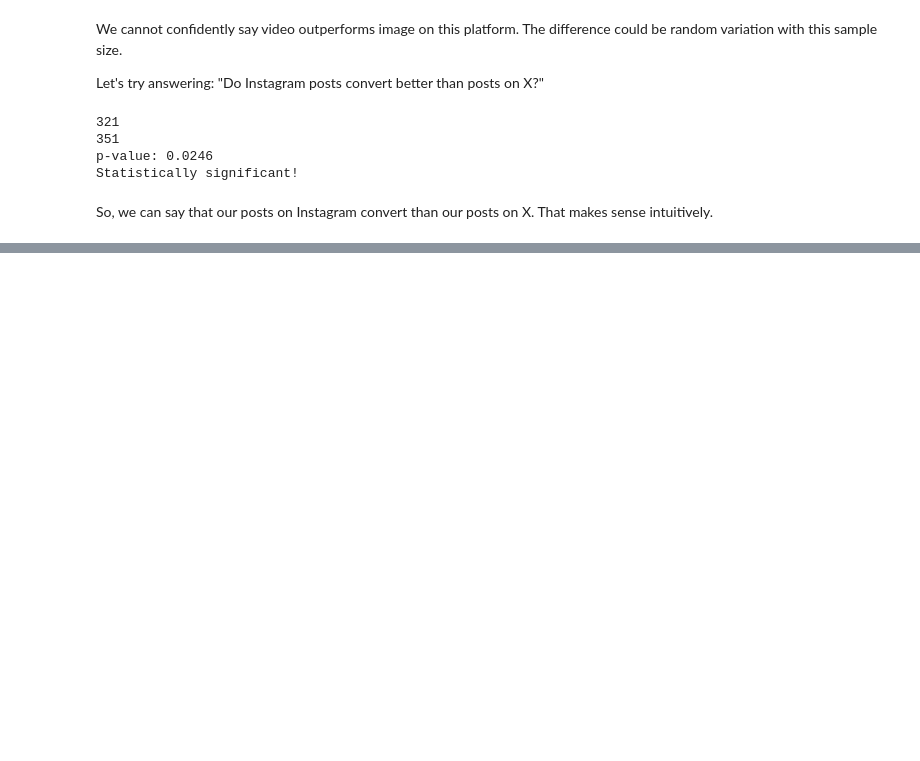
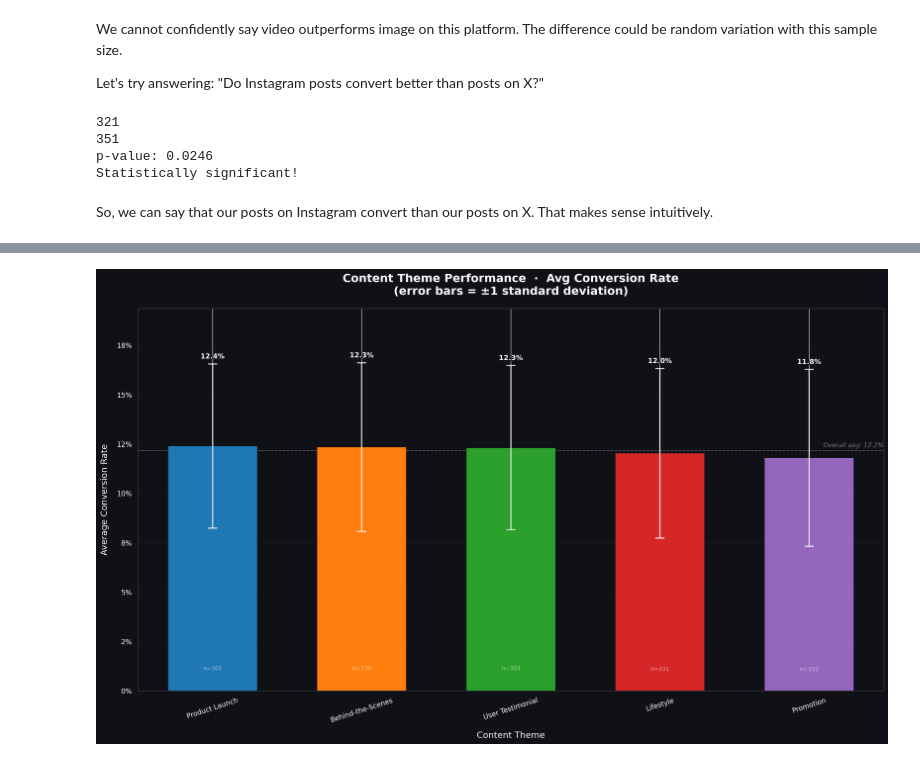
Before and after one commit to super-unknowledge/campaign-analysis-1, a Jupyter notebook: analysis.ipynb, the cells around one changed output, grey strips where cells are left out. Saved outputs shown, nothing was run; the diff lists cells and outputs as text; code cells hidden in the pictures; blank space fills up the shorter version.

Commit message:
add charts

```diff
--- a/analysis.ipynb
+++ b/analysis.ipynb
@@ -216,0 +366,100 @@ So, we can say that our posts on Instagram convert than our posts on X. That mak
+# %%
+# ── Aggregate ──────────────────────────────────────────────────────────────
+agg = (
+    clean.groupby("content_theme")["conversion_rate"]
+    .agg(avg_cr="mean", std_cr="std", n="count")
+    .reset_index()
+    .sort_values("avg_cr", ascending=False)
+    .reset_index(drop=True)
+)
+
+# ── Palette (tab10 — same as Chart 1) ─────────────────────────────────────
+palette = sns.color_palette("tab10", n_colors=len(agg))
+
+# ── Figure ─────────────────────────────────────────────────────────────────
+fig, ax = plt.subplots(figsize=(18, 11))
+fig.patch.set_facecolor("#0f1117")
+ax.set_facecolor("#0f1117")
+
+# ── Bars ───────────────────────────────────────────────────────────────────
+bars = ax.bar(
+    agg["content_theme"],
+    agg["avg_cr"],
+    color=palette,
+    width=0.6,
+    zorder=2,
+    edgecolor="#0f1117",
+    linewidth=0.8,
+)
+
+# ── Error bars (std dev) ───────────────────────────────────────────────────
+ax.errorbar(
+    x=agg["content_theme"],
+    y=agg["avg_cr"],
+    yerr=agg["std_cr"],
+    fmt="none",
+    color="white",
+    capsize=7,
+    capthick=2.0,
+    elinewidth=2.0,
+    alpha=0.75,
+    zorder=3,
+)
+
+# ── Value labels above each bar ────────────────────────────────────────────
+for i, row in agg.iterrows():
+    top = row["avg_cr"] + row["std_cr"]          # label clears the error bar cap
+    ax.text(
+        i, top + 0.002,
+        f"{row['avg_cr']*100:.1f}%",
+        ha="center", va="bottom",
+        fontsize=11, fontweight="bold", color="white",
+        path_effects=[pe.withStroke(linewidth=2.5, foreground="#0f1117")],
+        zorder=4,
+    )
+
+# ── Sample size annotation inside/below bar ────────────────────────────────
+for i, row in agg.iterrows():
+    ax.text(
+        i, row["avg_cr"] * 0.08,
+        f"n={row['n']}",
+        ha="center", va="bottom",
+        fontsize=9, color="white", alpha=0.55,
+        zorder=4,
+    )
+
+# ── Average reference line ─────────────────────────────────────────────────
+overall_avg = clean["conversion_rate"].mean()
+ax.axhline(overall_avg, color="white", linewidth=1.2, linestyle="--", alpha=0.30, zorder=1)
+ax.text(
+    len(agg) - 0.5, overall_avg + 0.001,
+    f"Overall avg: {overall_avg*100:.1f}%",
+    ha="right", va="bottom", fontsize=10, color="white", alpha=0.45,
+    fontstyle="italic",
+)
+
+# ── Y-axis as percentage ───────────────────────────────────────────────────
+ax.yaxis.set_major_formatter(plt.FuncFormatter(lambda y, _: f"{y*100:.0f}%"))
+
+# ── Axes styling ───────────────────────────────────────────────────────────
+ax.set_xlabel("Content Theme",       fontsize=14, color="white", labelpad=12)
+ax.set_ylabel("Average Conversion Rate", fontsize=14, color="white", labelpad=12)
+ax.set_title(
+    "Content Theme Performance  ·  Avg Conversion Rate\n(error bars = ±1 standard deviation)",
+    fontsize=18, fontweight="bold", color="white", pad=22,
+)
+
+ax.tick_params(axis="x", colors="white", labelsize=11, rotation=18)
+ax.tick_params(axis="y", colors="white", labelsize=11)
+ax.set_xlim(-0.5, len(agg) - 0.5)
+ax.set_ylim(0, agg["avg_cr"].max() + agg["std_cr"].max() + 0.025)
+
+for spine in ax.spines.values():
+    spine.set_edgecolor("#333333")
+ax.yaxis.grid(True, color="#333333", linewidth=0.6, alpha=0.5, zorder=0)
+ax.set_axisbelow(True)
+
+plt.tight_layout(pad=2.0)
+plt.show()
+# %% [output]
+[figure, added]
```
Also changed, not shown: parts of 7 cells of this notebook.
